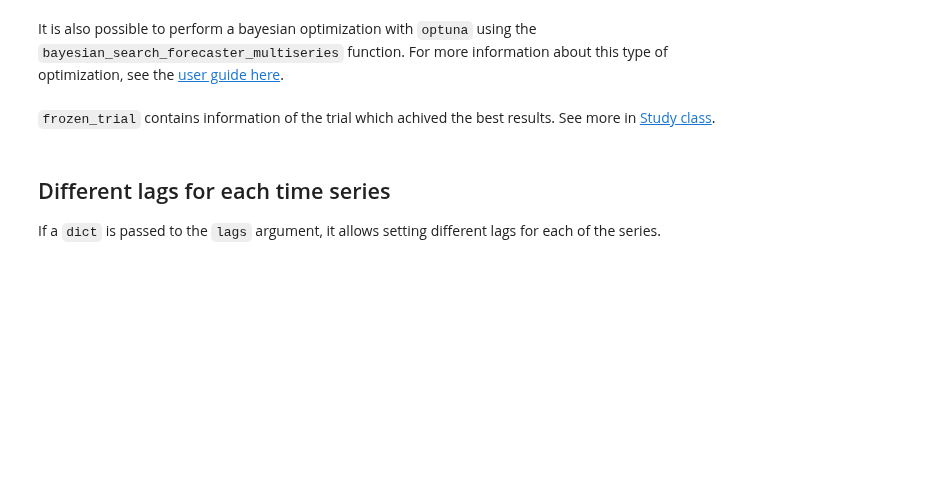
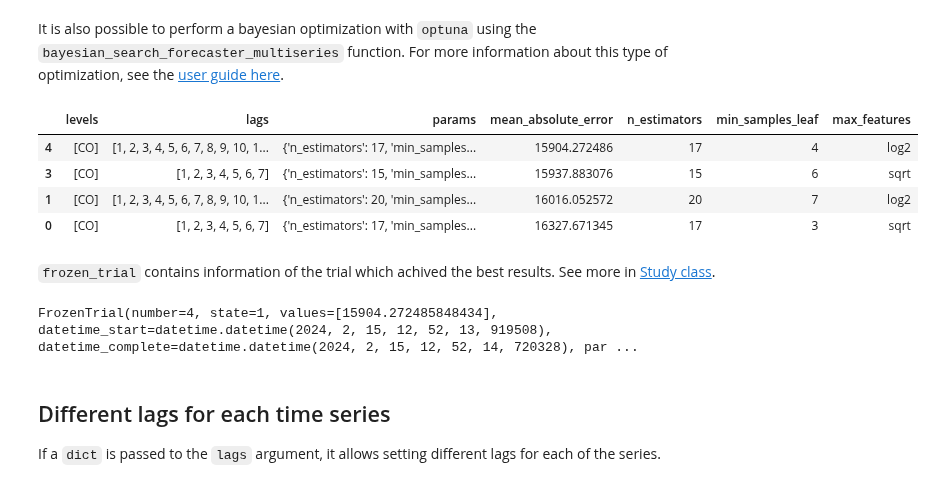
Before and after one commit to JoaquinAmatRodrigo/skforecast, a Jupyter notebook: docs/user_guides/dependent-multi-series-multivariate-forecasting.ipynb, the cells around one changed output. Cells and saved outputs as stored; diff of their text form; code cells hidden in the pictures; blank space fills up the shorter version.

```diff
--- a/docs/user_guides/dependent-multi-series-multivariate-forecasting.ipynb
+++ b/docs/user_guides/dependent-multi-series-multivariate-forecasting.ipynb
@@ -339,47 +339,52 @@ forecaster = ForecasterAutoregMultiVariate(
                  steps     = 7
              )
 
-# Lags used as predictors
-lags_grid = [7, 14]
-
-# Regressor hyperparameters search space
+# Search space
 def search_space(trial):
     search_space  = {
         'n_estimators'     : trial.suggest_int('n_estimators', 10, 20),
         'min_samples_leaf' : trial.suggest_int('min_samples_leaf', 1., 10),
-        'max_features'     : trial.suggest_categorical('max_features', ['log2', 'sqrt'])
+        'max_features'     : trial.suggest_categorical('max_features', ['log2', 'sqrt']),
+        'lags'             : trial.suggest_categorical('lags', [7, 14]),
     }
     return search_space
 
 results, frozen_trial = bayesian_search_forecaster_multiseries(
                             forecaster            = forecaster,
                             series                = data,
                             exog                  = None,
-                            lags_grid             = lags_grid,
                             search_space          = search_space,
                             steps                 = 7,
                             metric                = 'mean_absolute_error',
                             refit                 = False,
                             initial_train_size    = len(data_train),
                             fixed_train_size      = False,
                             n_trials              = 5,
                             random_state          = 123,
                             return_best           = False,
                             n_jobs                = 'auto',
                             verbose               = False,
                             show_progress         = True,
                             engine                = 'optuna',
                             kwargs_create_study   = {},
                             kwargs_study_optimize = {}
                         )
 
 results.head(4)
+# %% [output]
+|  | levels | lags | params | mean_absolute_error | n_estimators | min_samples_leaf | max_features |
+| 4 | [CO] | [1, 2, 3, 4, 5, 6, 7, 8, 9, 10, 1... | {'n_estimators': 17, 'min_samples... | 15904.272486 | 17 | 4 | log2 |
+| 3 | [CO] | [1, 2, 3, 4, 5, 6, 7] | {'n_estimators': 15, 'min_samples... | 15937.883076 | 15 | 6 | sqrt |
+| 1 | [CO] | [1, 2, 3, 4, 5, 6, 7, 8, 9, 10, 1... | {'n_estimators': 20, 'min_samples... | 16016.052572 | 20 | 7 | log2 |
+| 0 | [CO] | [1, 2, 3, 4, 5, 6, 7] | {'n_estimators': 17, 'min_samples... | 16327.671345 | 17 | 3 | sqrt |
 # %% [markdown]
 `frozen_trial` contains information of the trial which achived the best results. See more in [Study class](https://optuna.readthedocs.io/en/stable/reference/generated/optuna.study.Study.html#optuna.study.Study).
 # %%
 # Optuna best trial in the study
 # ==============================================================================
 frozen_trial
+# %% [output]
+FrozenTrial(number=4, state=1, values=[15904.272485848434], datetime_start=datetime.datetime(2024, 2, 15, 12, 52, 13, 919508), datetime_complete=datetime.datetime(2024, 2, 15, 12, 52, 14, 720328), par ...
 # %% [markdown]
 ## Different lags for each time series
 
```
Also changed, not shown: parts of 14 cells of this notebook, 2 other files.
